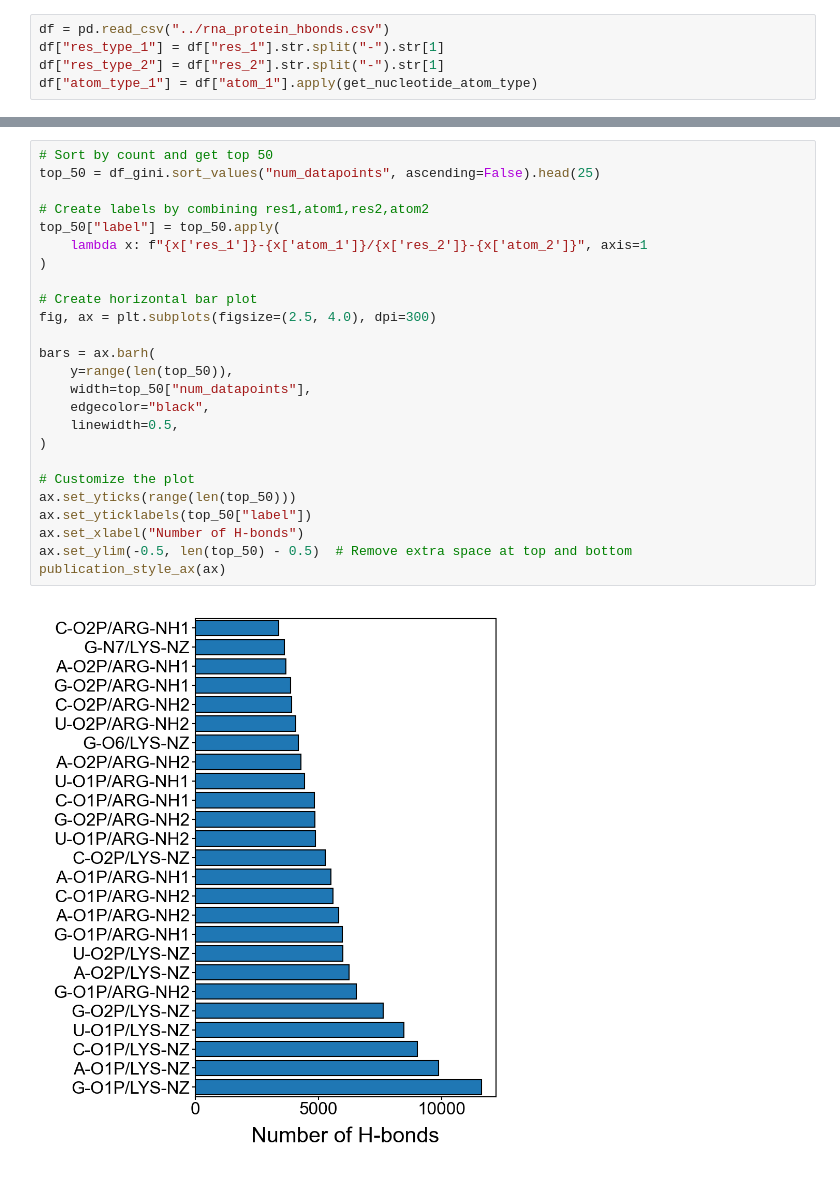
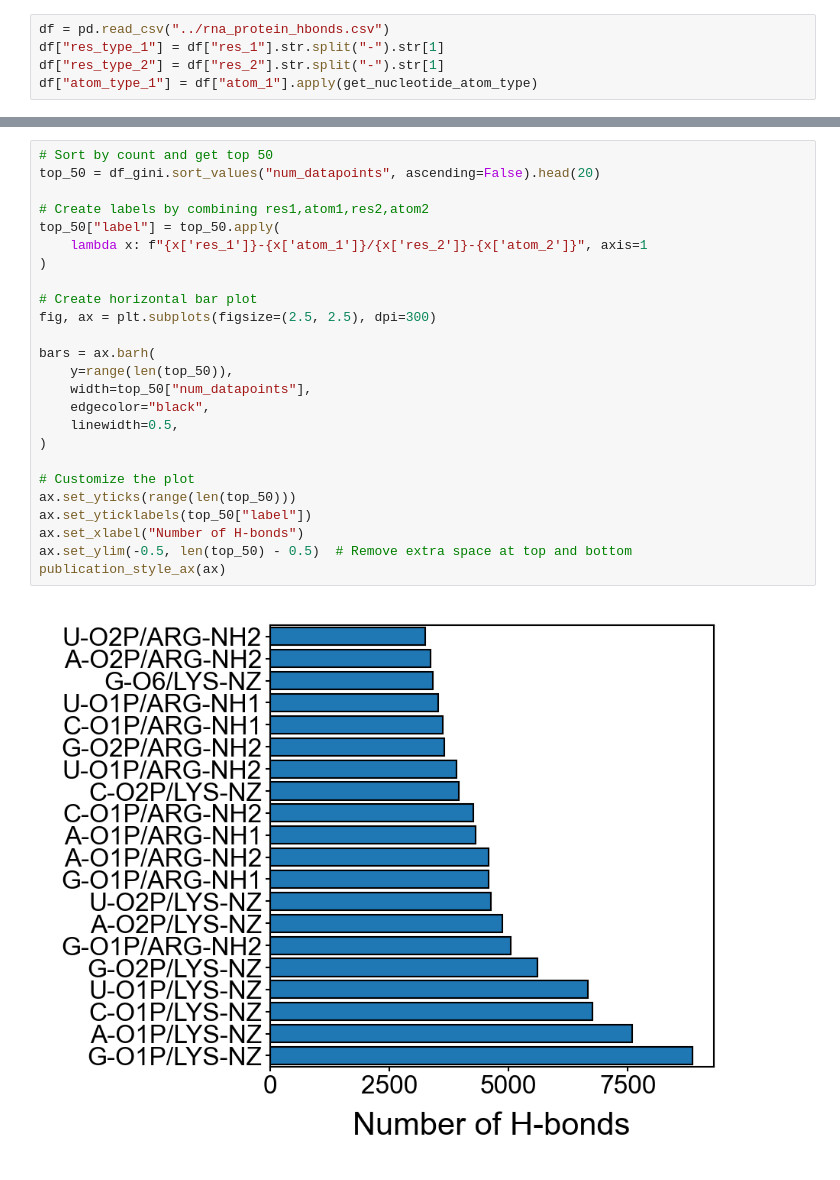
Before and after one commit to YesselmanLab/rna_motif_library, a Jupyter notebook: notebooks/rna_protein.ipynb, the cells around one changed output, grey strips where cells are left out. Saved outputs shown, nothing was run; the diff lists cells and outputs as text.

```diff
--- a/notebooks/rna_protein.ipynb
+++ b/notebooks/rna_protein.ipynb
@@ -42,31 +64,31 @@ mean_angle_1            111.564
 Name: 0, dtype: object
 # %%
 # Sort by count and get top 50
-top_50 = df_gini.sort_values("num_datapoints", ascending=False).head(25)
+top_50 = df_gini.sort_values("num_datapoints", ascending=False).head(20)
 
 # Create labels by combining res1,atom1,res2,atom2
 top_50["label"] = top_50.apply(
     lambda x: f"{x['res_1']}-{x['atom_1']}/{x['res_2']}-{x['atom_2']}", axis=1
 )
 
 # Create horizontal bar plot
-fig, ax = plt.subplots(figsize=(2.5, 4.0), dpi=300)
+fig, ax = plt.subplots(figsize=(2.5, 2.5), dpi=300)
 
 bars = ax.barh(
     y=range(len(top_50)),
     width=top_50["num_datapoints"],
     edgecolor="black",
     linewidth=0.5,
 )
 
 # Customize the plot
 ax.set_yticks(range(len(top_50)))
 ax.set_yticklabels(top_50["label"])
 ax.set_xlabel("Number of H-bonds")
 ax.set_ylim(-0.5, len(top_50) - 0.5)  # Remove extra space at top and bottom
 publication_style_ax(ax)
 # %% [output]
-[figure, old version]
+[figure, new version]
 # %%
 # Create bar plot of nucleotide counts
 plt.figure(figsize=(2.5, 2.5), dpi=300)
```
Also changed, not shown: parts of 17 cells of this notebook, 8 other files.
